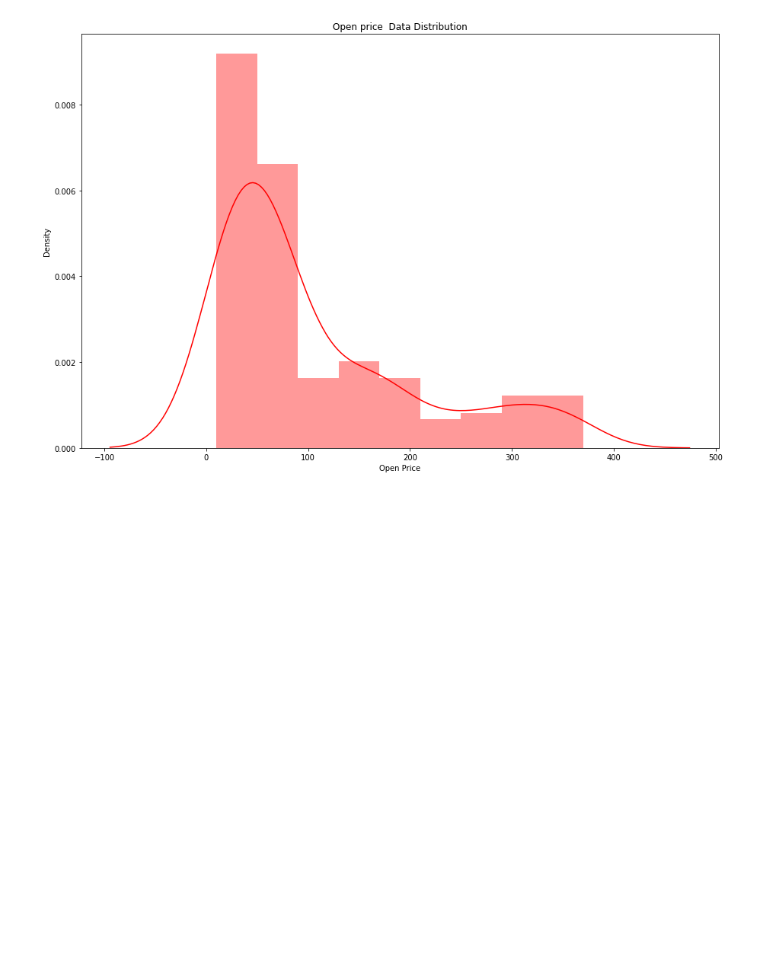
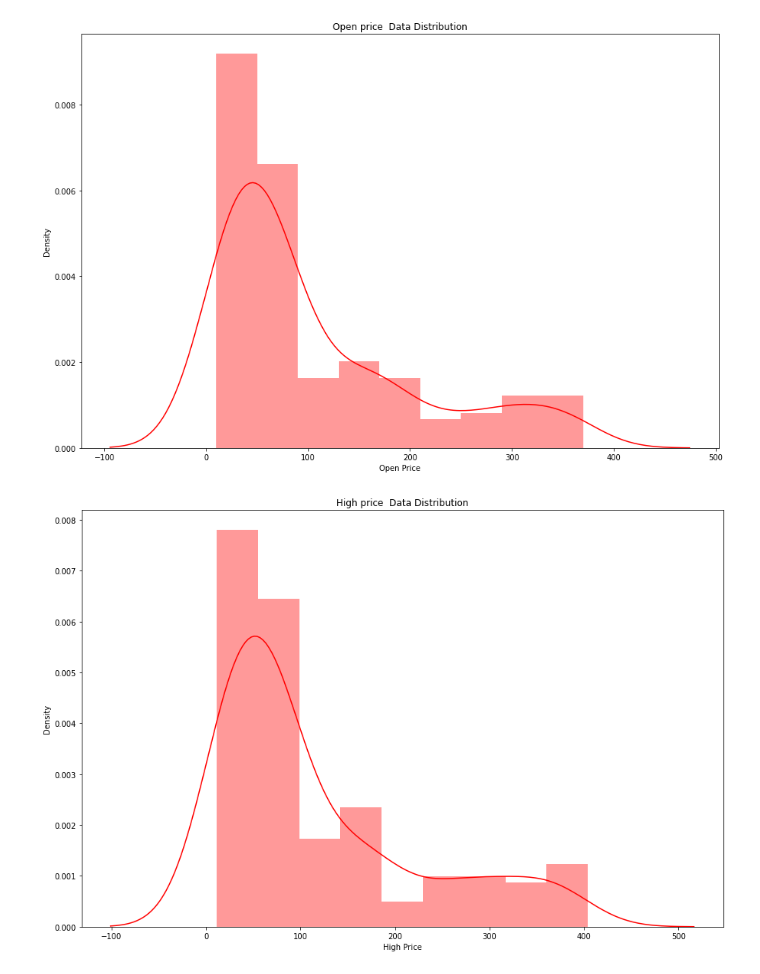
Before and after one commit to vikas6169/yes-bank-stock-price-prediction, a Jupyter notebook: Copy_of_Yes_bank(vikas)ipyn.ipynb, the cells around one changed output. Saved outputs shown, nothing was run; the diff lists cells and outputs as text; code cells hidden in the pictures; blank space fills up the shorter version.

```diff
--- a/Copy_of_Yes_bank(vikas)ipyn.ipynb
+++ b/Copy_of_Yes_bank(vikas)ipyn.ipynb
@@ -247,3 +247,11 @@ plt.xlabel('Open Price')
 plt.show()
 # %% [output]
 [figure]
+# %%
+plt.figure(figsize=(15,10))
+sns.distplot(dataset['High'],color="r")
+plt.title('High price  Data Distribution')
+plt.xlabel('High Price')
+plt.show()
+# %% [output]
+[figure, added]
```
Also changed, not shown: parts of 2 cells of this notebook.
